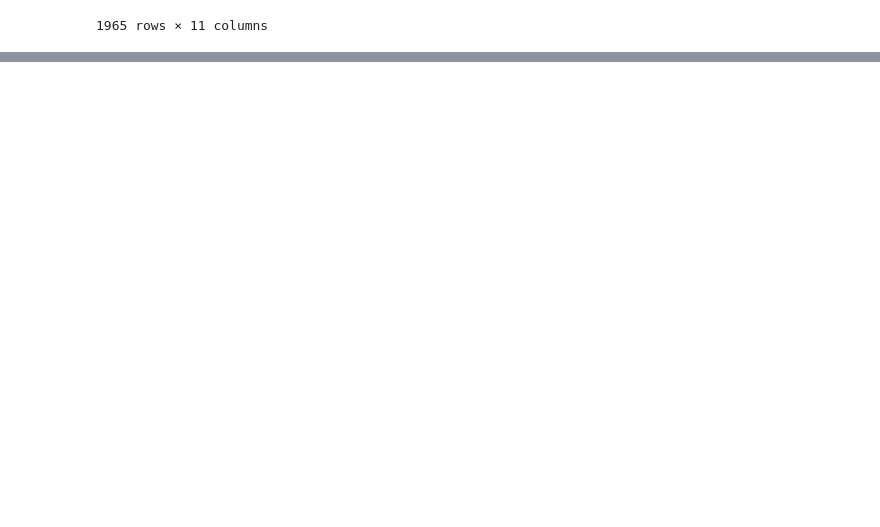
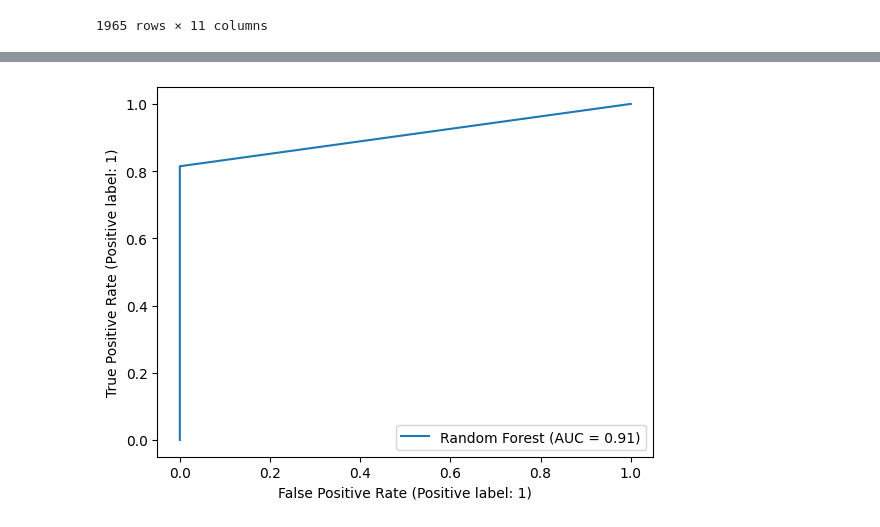
Before and after one commit to Lizzy-Mejia/Data-Science-FemHack-challenge, a Jupyter notebook: Classification_Requests.ipynb, the cells around one changed output, grey strips where cells are left out. Cells and saved outputs as stored; diff of their text form; code cells hidden in the pictures; blank space fills up the shorter version.

```diff
--- a/Classification_Requests.ipynb
+++ b/Classification_Requests.ipynb
@@ -39,0 +297,3 @@ NameError: ignored
+# %%
+# Division del conjunto de datos en los diferentes subconjuntos
+train_set, val_set, test_set = train_val_test_split(data_clean3, stratify='victory_flag')
@@ -39,0 +429,6 @@ NameError: ignored
+# %%
+# Realizamos una nueva predición con los datos de test
+y_pred2 = modelo_final.predict(X_test)
+
+# Evaluamos el rendimiento del modelo con los datos de test
+accuracy_score(y_test, y_pred2)
@@ -39,0 +455,8 @@ NameError: ignored
+# %%
+# Curva ROC
+from sklearn.metrics import RocCurveDisplay
+
+RocCurveDisplay.from_predictions(y_test, y_pred2, name="Random Forest")
+plt.show()
+# %% [output]
+[figure, added]
```
Also changed, not shown: parts of 56 cells of this notebook.
